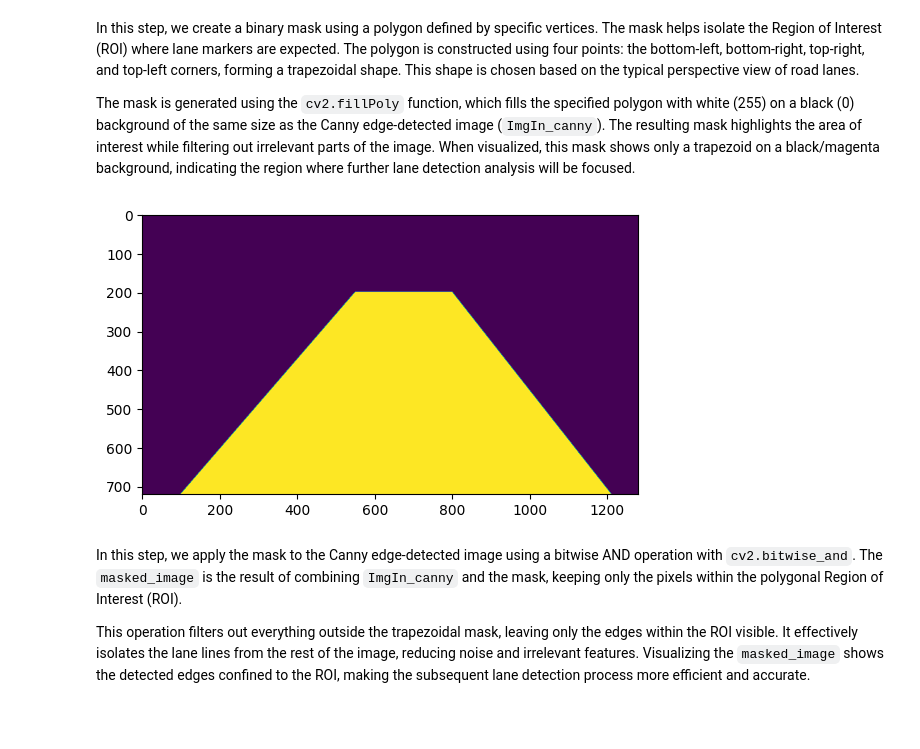
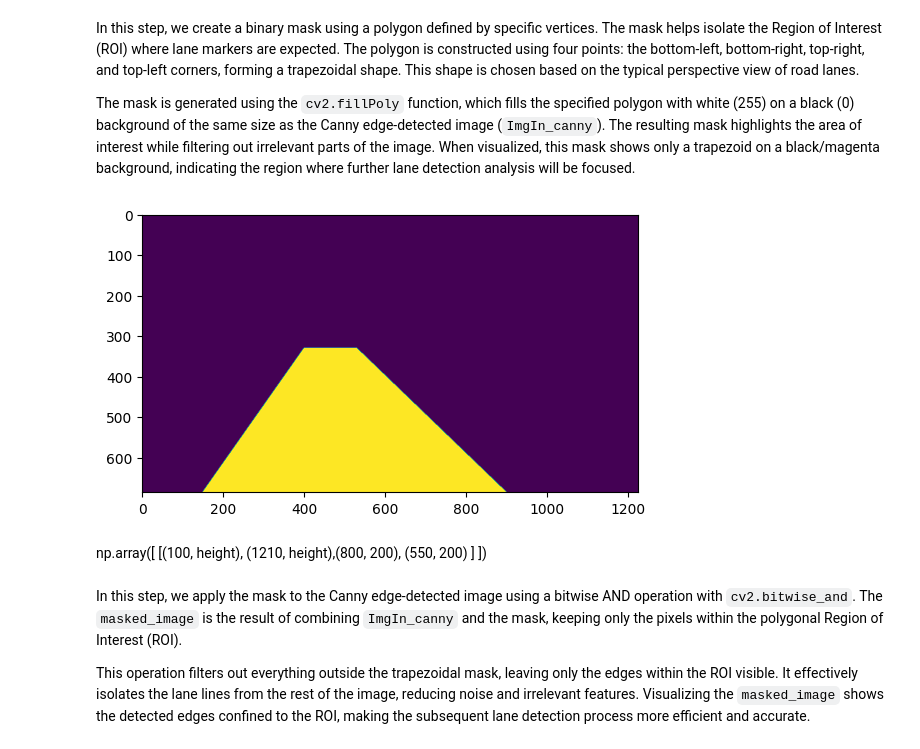
Before and after one commit to CuciureanuDan/Lane-Detection-Project, a Jupyter notebook: LaneDetectionProject.ipynb, the cells around one changed output. Drawn from its saved outputs; the diff is of its cells as text; code cells hidden in the pictures; blank space fills up the shorter version.

```diff
--- a/LaneDetectionProject.ipynb
+++ b/LaneDetectionProject.ipynb
@@ -80,8 +80,8 @@ The image is grayscale.
 # %% [markdown]
 Now we apply the Canny edge detection algorithm on `ImgIn_gray_blur`. The method uses two thresholds: `t_lower` and `t_upper` , which determine the sensitivity for detecting edges. It calculates gradients using a Sobel operator with an `aperture_size` of 3 (by default). Areas with strong intensity changes (gradients) are marked as edges, producing a binary image `ImgIn_canny`, where edges appear as white lines on a black background. The result is showing prominent contours and boundaries.
 # %%
-t_lower = 100  # Lower Threshold
-t_upper = 200  # Upper threshold
+t_lower = 50  # Lower Threshold
+t_upper = 150  # Upper threshold
 aperture_size = 3  # Aperture size
 
 ImgIn_canny = cv2.Canny(ImgIn_gray_blur, t_lower, t_upper, apertureSize=aperture_size)
@@ -107,14 +107,17 @@ In this step, we create a binary mask using a polygon defined by specific vertic
 The mask is generated using the `cv2.fillPoly` function, which fills the specified polygon with white (255) on a black (0) background of the same size as the Canny edge-detected image (`ImgIn_canny`). The resulting mask highlights the area of interest while filtering out irrelevant parts of the image. When visualized, this mask shows only a trapezoid on a black/magenta background, indicating the region where further lane detection analysis will be focused.
 # %%
 height = ImgIn_canny.shape[0]
-polygons = np.array([ [(100, height), (1210, height),(800, 200), (550, 200) ] ]) # left side, right side, right middle, left middle
+polygons = np.array([ [(150, height), (900, height),(530, 330), (400, 330) ] ]) # left side, right side, right middle, left middle
+#polygons = np.array([ [(200, height), (1150, height), (650, 350)]]) # left right [midlle and height]
 mask = np.zeros_like(ImgIn_canny)
 cv2.fillPoly(mask, polygons, 255)
 
 plt.imshow(mask)
 plt.show()
 # %% [output]
-[figure, old version]
+[figure, new version]
+# %% [markdown]
+ np.array([ [(100, height), (1210, height),(800, 200), (550, 200) ] ])
 # %% [markdown]
 
 In this step, we apply the mask to the Canny edge-detected image using a bitwise AND operation with `cv2.bitwise_and`. The `masked_image` is the result of combining `ImgIn_canny` and the mask, keeping only the pixels within the polygonal Region of Interest (ROI).
```
Also changed, not shown: parts of 10 cells of this notebook.
